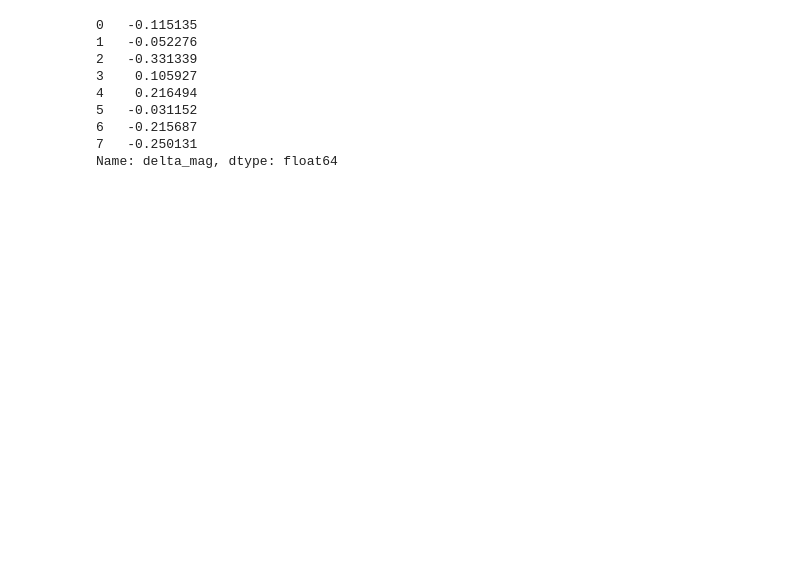
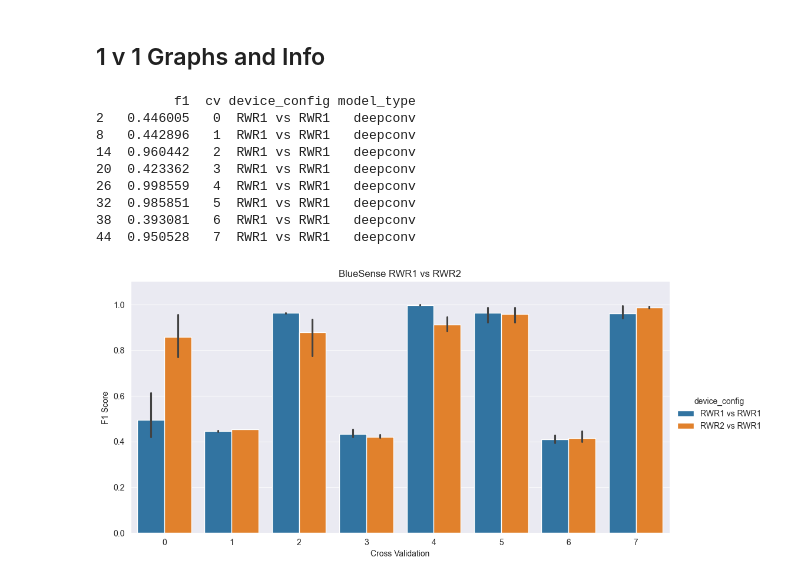
Before and after one commit to Gr33nMayhem/PERCOM_Variability_Research, a Jupyter notebook: notebooks/results_notebook/graph_creation.ipynb, the cells around one changed output. Saved outputs shown, nothing was run; the diff lists cells and outputs as text; code cells hidden in the pictures; blank space fills up the shorter version.

Commit message:
[GRAPH] Fixed major calculation bugs in the graph creation notebook.

```diff
--- a/notebooks/results_notebook/graph_creation.ipynb
+++ b/notebooks/results_notebook/graph_creation.ipynb
@@ -231,0 +77,41 @@ root_path = os.path.abspath(os.path.join('..', '..'))
+# %% [markdown]
+## 1 v 1 Graphs and Info
+# %%
+# Blue sense rwr1 vs rwr2
+result_list = []
+for i in range(8):
+    for model in ['attend', 'deepconv', 'tinyhar']:
+        result1 = get_result_for_model(root_path, 'bluesense-RWR2', 'bluesense-RWR1', model, i)
+        result2 = get_result_for_model(root_path, 'bluesense-RWR1', 'bluesense-RWR1', model, i)
+        dict_results = {'f1': result2[3],
+                        'cv': i,
+                        'device_config': 'RWR1 vs RWR1', 'model_type': model}
+        result_list.append(dict_results)
+        dict_results = {'f1': result1[3],
+                        'cv': i,
+                        'device_config': 'RWR2 vs RWR1', 'model_type': model}
+        result_list.append(dict_results)
+
+df = pd.DataFrame(result_list)
+# print only rwr1 vs rwr1 and model deepconv
+print(df[(df['device_config'] == 'RWR1 vs RWR1') & (df['model_type'] == 'deepconv')])
+
+# plot the f1 score for all participants as bar graph using sns catplot bar
+sns.catplot(x='cv', y='f1', hue='device_config', data=df, kind='bar', aspect=2, height=5)
+plt.title('BlueSense RWR1 vs RWR2')
+plt.xlabel('Cross Validation')
+plt.ylabel('F1 Score')
+# plot max y value is 1.1
+plt.ylim(0, 1.1)
+plt.show()
+# %% [output]
+          f1  cv device_config model_type
+2   0.446005   0  RWR1 vs RWR1   deepconv
+8   0.442896   1  RWR1 vs RWR1   deepconv
+14  0.960442   2  RWR1 vs RWR1   deepconv
+20  0.423362   3  RWR1 vs RWR1   deepconv
+26  0.998559   4  RWR1 vs RWR1   deepconv
+32  0.985851   5  RWR1 vs RWR1   deepconv
+38  0.393081   6  RWR1 vs RWR1   deepconv
+44  0.950528   7  RWR1 vs RWR1   deepconv
+[figure, added]
@@ -265,21 +189,0 @@ df_test_train = pd.read_csv(path)
-# %%
-# get the magnitude from Acc_X, Acc_Y, Acc_Z for both df
-df_train_test['magnitude'] = np.sqrt(
-    df_train_test['Acc_X'] ** 2 + df_train_test['Acc_Y'] ** 2 + df_train_test['Acc_Z'] ** 2)
-df_test_train['magnitude'] = np.sqrt(
-    df_test_train['Acc_X'] ** 2 + df_test_train['Acc_Y'] ** 2 + df_test_train['Acc_Z'] ** 2)
-
-delta_mag = df_train_test['magnitude'] - df_test_train['magnitude']
-# rename the column
-delta_mag = delta_mag.rename('delta_mag')
-print(delta_mag)
-# %% [output]
-0   -0.115135
-1   -0.052276
-2   -0.331339
-3    0.105927
-4    0.216494
-5   -0.031152
-6   -0.215687
-7   -0.250131
-Name: delta_mag, dtype: float64
```
Also changed, not shown: parts of 27 cells of this notebook.
